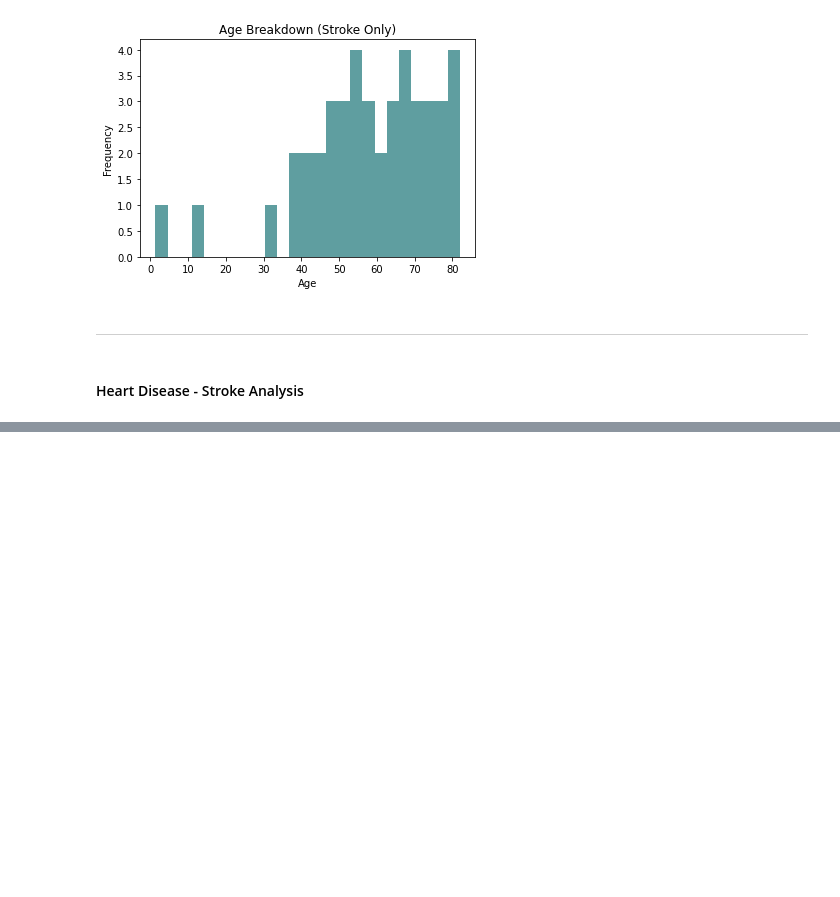
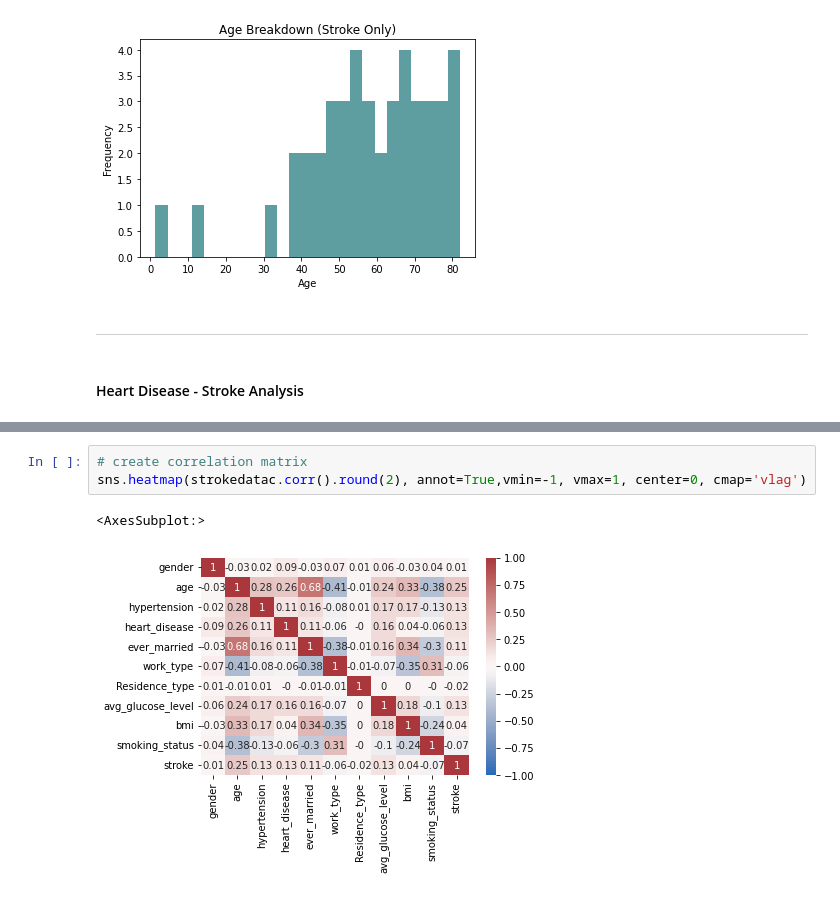
Before and after one commit to maddieannette/strokeprediction, a Jupyter notebook: Stroke_Pred_DA.ipynb, the cells around one changed output, grey strips where cells are left out. Drawn from its saved outputs; the diff is of its cells as text; blank space fills up the shorter version.

Commit message:
Added Correlation Matrix

```diff
--- a/Stroke_Pred_DA.ipynb
+++ b/Stroke_Pred_DA.ipynb
@@ -160,0 +240,6 @@ Text(0.5, 0, 'Age')
+# %%
+# create correlation matrix
+sns.heatmap(strokedatac.corr().round(2), annot=True,vmin=-1, vmax=1, center=0, cmap='vlag')
+# %% [output]
+<AxesSubplot:>
+[figure, added]
```
Also changed, not shown: parts of 5 cells of this notebook.
